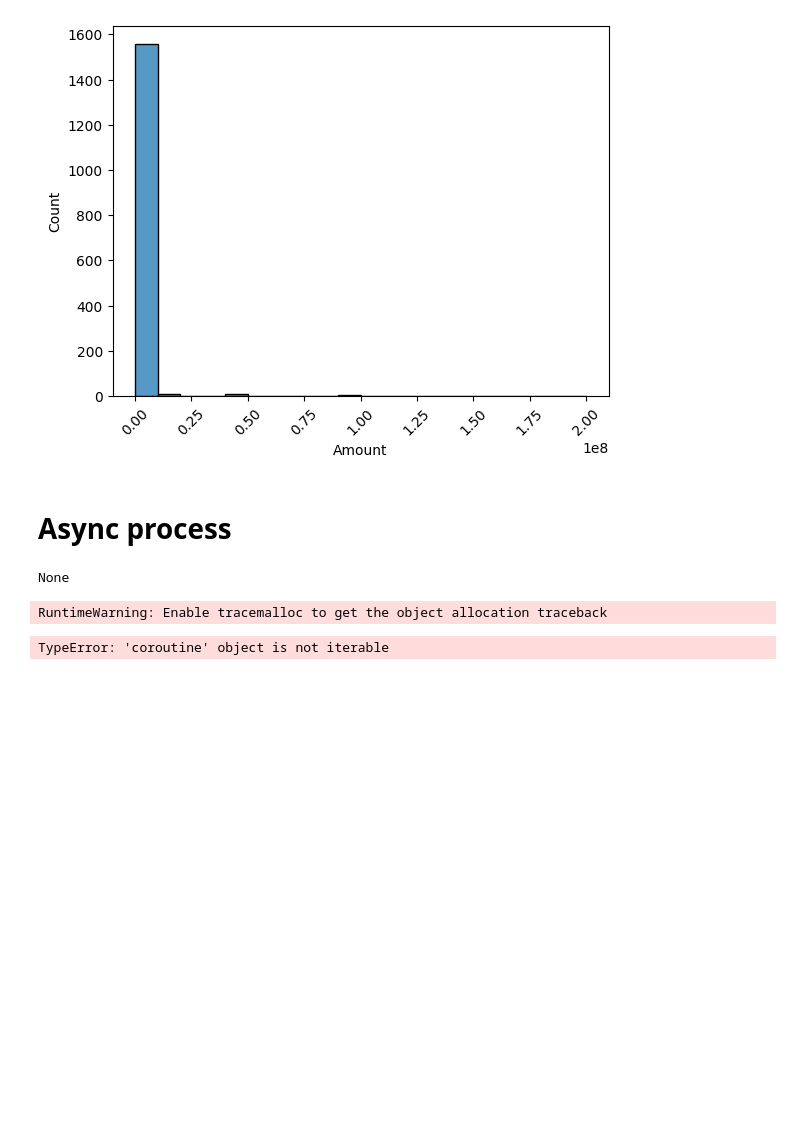
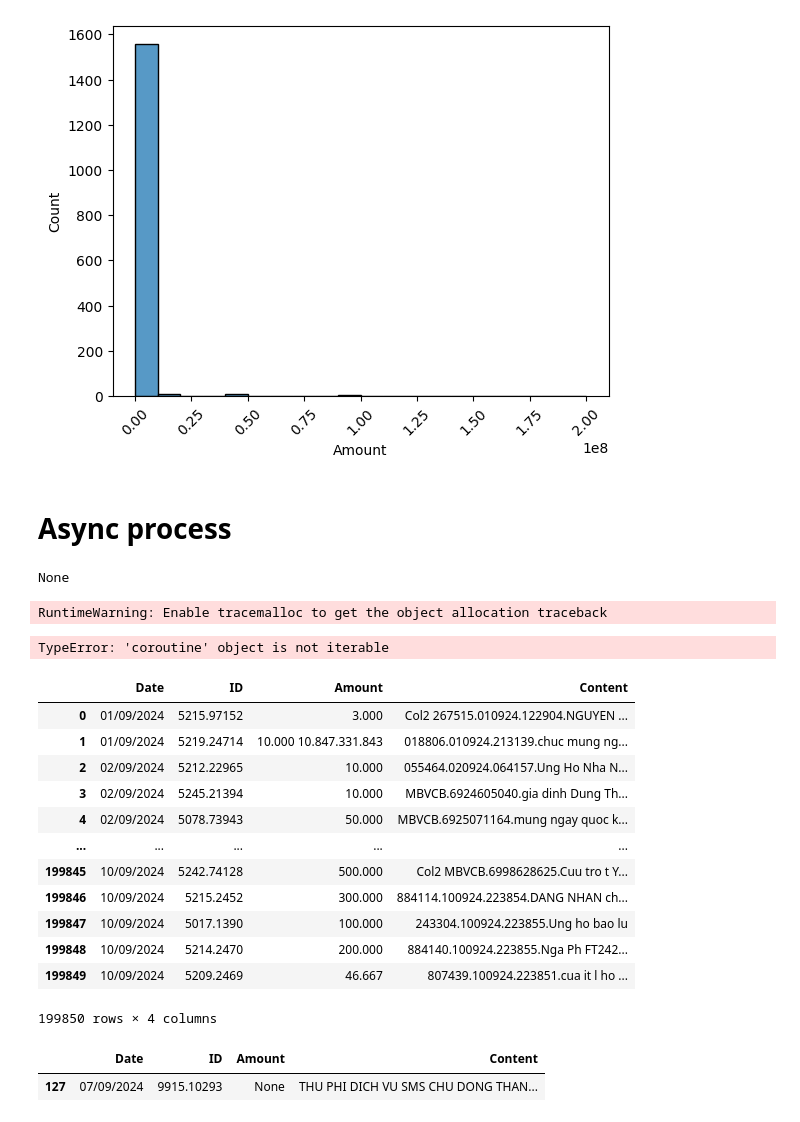
Before and after one commit to trongthanht3/tuthienalyze, a Jupyter notebook: Untitled.ipynb, the cells around one changed output. Drawn from its saved outputs; the diff is of its cells as text; code cells hidden in the pictures; blank space fills up the shorter version.

```diff
--- a/Untitled.ipynb
+++ b/Untitled.ipynb
@@ -457,0 +464,25 @@ TypeError: 'coroutine' object is not iterable
+# %%
+import pandas as pd
+df_final = pd.json_normalize(raw_json)
+df_final
+# %% [output]
+|  | Date | ID | Amount | Content |
+| 0 | 01/09/2024 | 5215.97152 | 3.000 | Col2 267515.010924.122904.NGUYEN ... |
+| 1 | 01/09/2024 | 5219.24714 | 10.000 10.847.331.843 | 018806.010924.213139.chuc mung ng... |
+| 2 | 02/09/2024 | 5212.22965 | 10.000 | 055464.020924.064157.Ung Ho Nha N... |
+| 3 | 02/09/2024 | 5245.21394 | 10.000 | MBVCB.6924605040.gia dinh Dung Th... |
+| 4 | 02/09/2024 | 5078.73943 | 50.000 | MBVCB.6925071164.mung ngay quoc k... |
+| ... | ... | ... | ... | ... |
+| 199845 | 10/09/2024 | 5242.74128 | 500.000 | Col2 MBVCB.6998628625.Cuu tro t Y... |
+| 199846 | 10/09/2024 | 5215.2452 | 300.000 | 884114.100924.223854.DANG NHAN ch... |
+| 199847 | 10/09/2024 | 5017.1390 | 100.000 | 243304.100924.223855.Ung ho bao lu |
+| 199848 | 10/09/2024 | 5214.2470 | 200.000 | 884140.100924.223855.Nga Ph FT242... |
+| 199849 | 10/09/2024 | 5209.2469 | 46.667 | 807439.100924.223851.cua it l ho ... |
+199850 rows × 4 columns
+# %%
+df_temp = df_final
+nan_rows = df_temp[df_temp['Amount'].isna()]
+nan_rows
+# %% [output]
+|  | Date | ID | Amount | Content |
+| 127 | 07/09/2024 | 9915.10293 | None | THU PHI DICH VU SMS CHU DONG THAN... |
```
Also changed, not shown: parts of 6 cells of this notebook, 6 other files.
